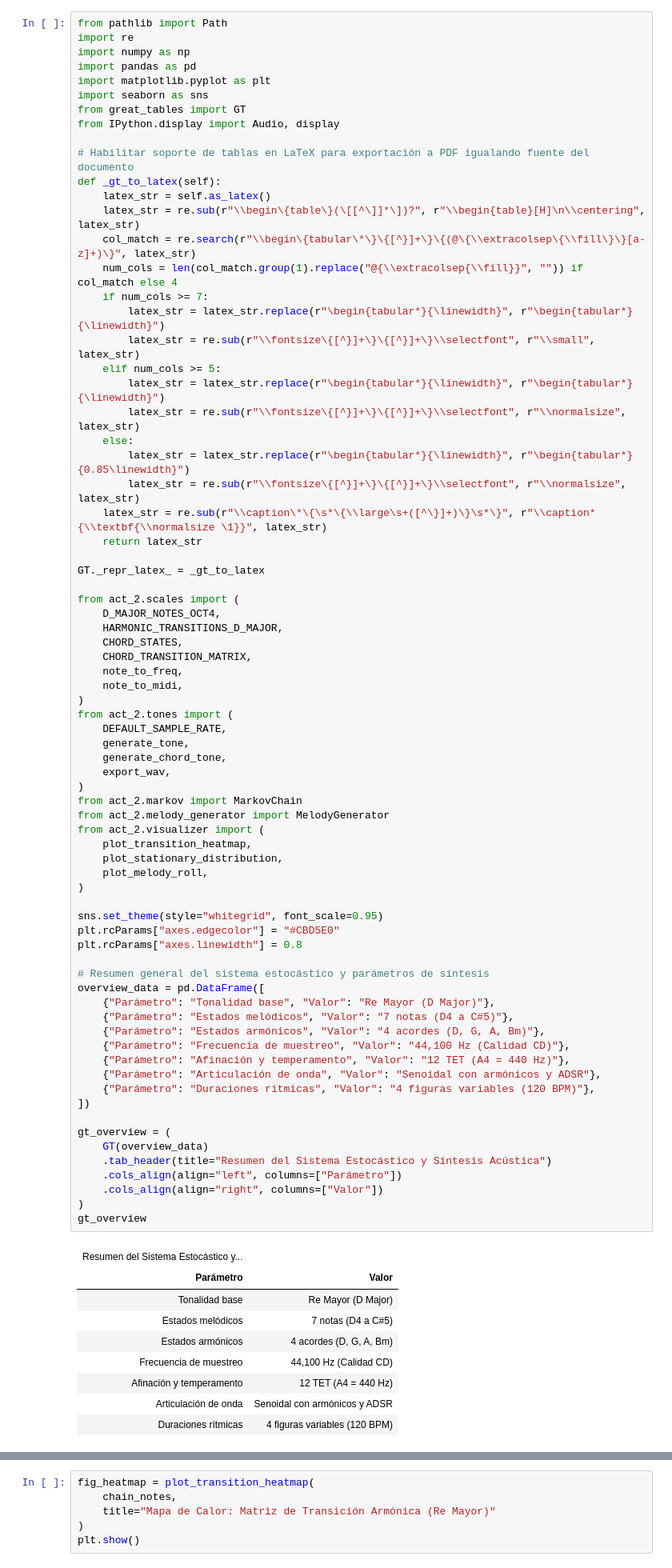
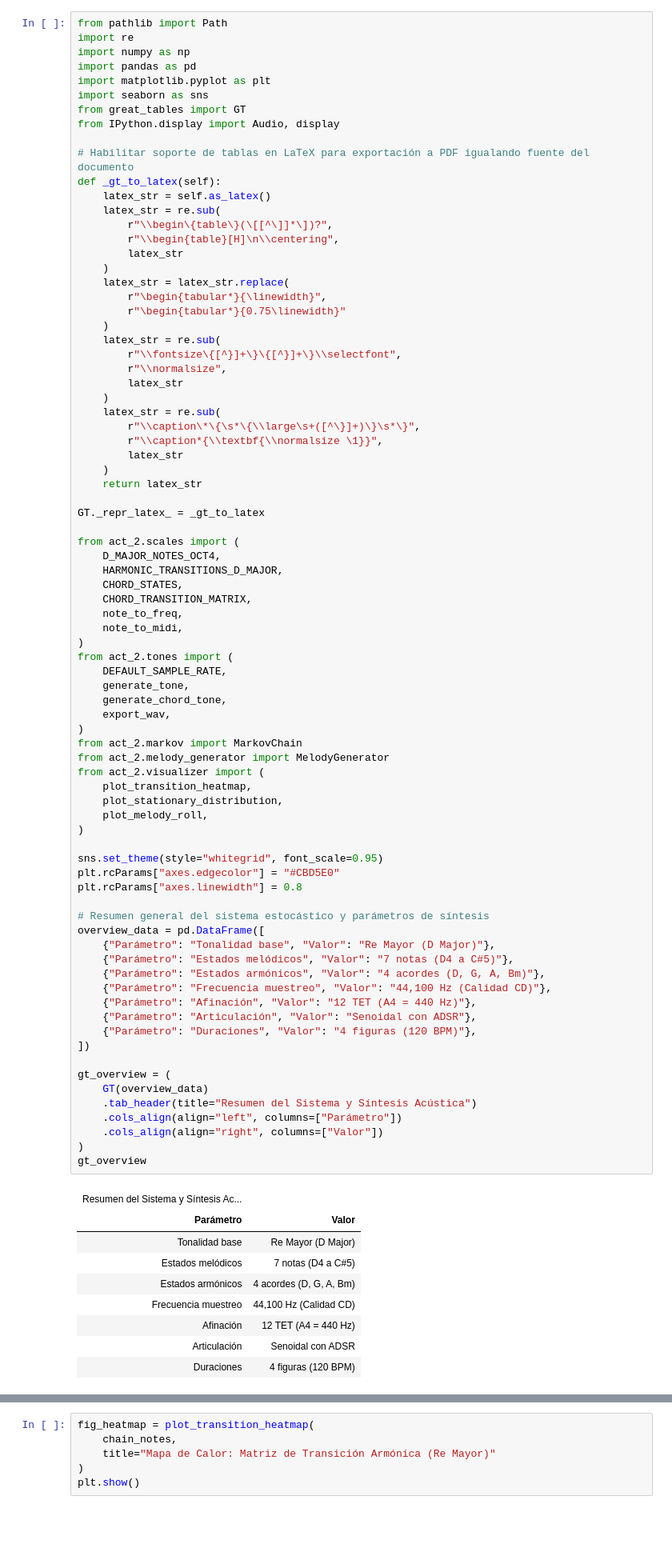
Before and after one commit to fdmonroy/TC3002B, a Jupyter notebook: m4-quant/act 2/notebooks/02_markov_melody_generator.ipynb, the cells around one changed output, grey strips where cells are left out. Shown at 80% size. Cells and saved outputs as stored; diff of their text form; blank space fills up the shorter version.

````diff
--- a/m4-quant/act 2/notebooks/02_markov_melody_generator.ipynb
+++ b/m4-quant/act 2/notebooks/02_markov_melody_generator.ipynb
@@ -36,19 +36,25 @@ from IPython.display import Audio, display
 # Habilitar soporte de tablas en LaTeX para exportación a PDF igualando fuente del documento
 def _gt_to_latex(self):
     latex_str = self.as_latex()
-    latex_str = re.sub(r"\\begin\{table\}(\[[^\]]*\])?", r"\\begin{table}[H]\n\\centering", latex_str)
-    col_match = re.search(r"\\begin\{tabular\*\}\{[^}]+\}\{(@\{\\extracolsep\{\\fill\}\}[a-z]+)\}", latex_str)
-    num_cols = len(col_match.group(1).replace("@{\\extracolsep{\\fill}}", "")) if col_match else 4
-    if num_cols >= 7:
-        latex_str = latex_str.replace(r"\begin{tabular*}{\linewidth}", r"\begin{tabular*}{\linewidth}")
-        latex_str = re.sub(r"\\fontsize\{[^}]+\}\{[^}]+\}\\selectfont", r"\\small", latex_str)
-    elif num_cols >= 5:
-        latex_str = latex_str.replace(r"\begin{tabular*}{\linewidth}", r"\begin{tabular*}{\linewidth}")
-        latex_str = re.sub(r"\\fontsize\{[^}]+\}\{[^}]+\}\\selectfont", r"\\normalsize", latex_str)
-    else:
-        latex_str = latex_str.replace(r"\begin{tabular*}{\linewidth}", r"\begin{tabular*}{0.85\linewidth}")
-        latex_str = re.sub(r"\\fontsize\{[^}]+\}\{[^}]+\}\\selectfont", r"\\normalsize", latex_str)
-    latex_str = re.sub(r"\\caption\*\{\s*\{\\large\s+([^\}]+)\}\s*\}", r"\\caption*{\\textbf{\\normalsize \1}}", latex_str)
+    latex_str = re.sub(
+        r"\\begin\{table\}(\[[^\]]*\])?",
+        r"\\begin{table}[H]\n\\centering",
+        latex_str
+    )
+    latex_str = latex_str.replace(
+        r"\begin{tabular*}{\linewidth}",
+        r"\begin{tabular*}{0.75\linewidth}"
+    )
+    latex_str = re.sub(
+        r"\\fontsize\{[^}]+\}\{[^}]+\}\\selectfont",
+        r"\\normalsize",
+        latex_str
+    )
+    latex_str = re.sub(
+        r"\\caption\*\{\s*\{\\large\s+([^\}]+)\}\s*\}",
+        r"\\caption*{\\textbf{\\normalsize \1}}",
+        latex_str
+    )
     return latex_str
 
 GT._repr_latex_ = _gt_to_latex
@@ -66,47 +72,47 @@ from act_2.tones import (
     generate_tone,
     generate_chord_tone,
     export_wav,
 )
 from act_2.markov import MarkovChain
 from act_2.melody_generator import MelodyGenerator
 from act_2.visualizer import (
     plot_transition_heatmap,
     plot_stationary_distribution,
     plot_melody_roll,
 )
 
 sns.set_theme(style="whitegrid", font_scale=0.95)
 plt.rcParams["axes.edgecolor"] = "#CBD5E0"
 plt.rcParams["axes.linewidth"] = 0.8
 
 # Resumen general del sistema estocástico y parámetros de síntesis
 overview_data = pd.DataFrame([
     {"Parámetro": "Tonalidad base", "Valor": "Re Mayor (D Major)"},
     {"Parámetro": "Estados melódicos", "Valor": "7 notas (D4 a C#5)"},
     {"Parámetro": "Estados armónicos", "Valor": "4 acordes (D, G, A, Bm)"},
-    {"Parámetro": "Frecuencia de muestreo", "Valor": "44,100 Hz (Calidad CD)"},
-    {"Parámetro": "Afinación y temperamento", "Valor": "12 TET (A4 = 440 Hz)"},
-    {"Parámetro": "Articulación de onda", "Valor": "Senoidal con armónicos y ADSR"},
-    {"Parámetro": "Duraciones rítmicas", "Valor": "4 figuras variables (120 BPM)"},
+    {"Parámetro": "Frecuencia muestreo", "Valor": "44,100 Hz (Calidad CD)"},
+    {"Parámetro": "Afinación", "Valor": "12 TET (A4 = 440 Hz)"},
+    {"Parámetro": "Articulación", "Valor": "Senoidal con ADSR"},
+    {"Parámetro": "Duraciones", "Valor": "4 figuras (120 BPM)"},
 ])
 
 gt_overview = (
     GT(overview_data)
-    .tab_header(title="Resumen del Sistema Estocástico y Síntesis Acústica")
+    .tab_header(title="Resumen del Sistema y Síntesis Acústica")
     .cols_align(align="left", columns=["Parámetro"])
     .cols_align(align="right", columns=["Valor"])
 )
 gt_overview
 # %% [output]
-| Resumen del Sistema Estocástico y... |  |
+| Resumen del Sistema y Síntesis Ac... |  |
 | Parámetro | Valor |
 | Tonalidad base | Re Mayor (D Major) |
 | Estados melódicos | 7 notas (D4 a C#5) |
 | Estados armónicos | 4 acordes (D, G, A, Bm) |
-| Frecuencia de muestreo | 44,100 Hz (Calidad CD) |
-| Afinación y temperamento | 12 TET (A4 = 440 Hz) |
-| Articulación de onda | Senoidal con armónicos y ADSR |
-| Duraciones rítmicas | 4 figuras variables (120 BPM) |
+| Frecuencia muestreo | 44,100 Hz (Calidad CD) |
+| Afinación | 12 TET (A4 = 440 Hz) |
+| Articulación | Senoidal con ADSR |
+| Duraciones | 4 figuras (120 BPM) |
 # %% [markdown]
 ```{=latex}
 \newpage
````
Also changed, not shown: parts of 7 cells of this notebook, 3 other files.
